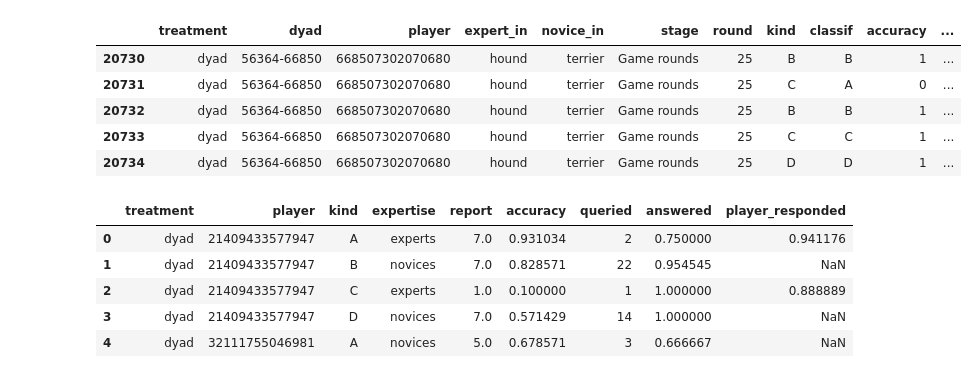
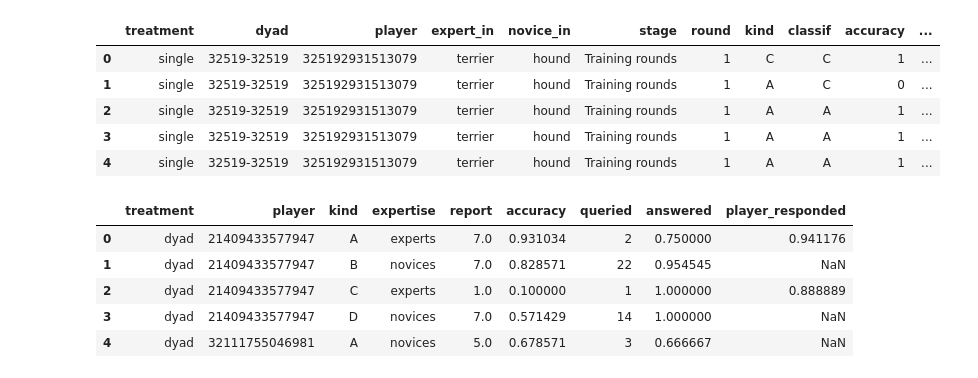
Before and after one commit to EAndrade-Lotero/SPUoDLL, a Jupyter notebook: Results.ipynb, the cells around one changed output. Drawn from its saved outputs; the diff is of its cells as text; code cells hidden in the pictures.

Commit message:
Notebook with the data analysis

```diff
--- a/Results.ipynb
+++ b/Results.ipynb
@@ -42,14 +50,14 @@ from statsmodels.formula.api import ols
 from scipy import stats
 # %%
 data = pd.read_csv('performance.csv')
-data.tail()
+data.head()
 # %% [output]
 |  | treatment | dyad | player | expert_in | novice_in | stage | round | kind | classif | accuracy | ... |
-| 20730 | dyad | 56364-66850 | 668507302070680 | hound | terrier | Game rounds | 25 | B | B | 1 | ... |
-| 20731 | dyad | 56364-66850 | 668507302070680 | hound | terrier | Game rounds | 25 | C | A | 0 | ... |
-| 20732 | dyad | 56364-66850 | 668507302070680 | hound | terrier | Game rounds | 25 | B | B | 1 | ... |
-| 20733 | dyad | 56364-66850 | 668507302070680 | hound | terrier | Game rounds | 25 | C | C | 1 | ... |
-| 20734 | dyad | 56364-66850 | 668507302070680 | hound | terrier | Game rounds | 25 | D | D | 1 | ... |
+| 0 | single | 32519-32519 | 325192931513079 | terrier | hound | Training rounds | 1 | C | C | 1 | ... |
+| 1 | single | 32519-32519 | 325192931513079 | terrier | hound | Training rounds | 1 | A | C | 0 | ... |
+| 2 | single | 32519-32519 | 325192931513079 | terrier | hound | Training rounds | 1 | A | A | 1 | ... |
+| 3 | single | 32519-32519 | 325192931513079 | terrier | hound | Training rounds | 1 | A | A | 1 | ... |
+| 4 | single | 32519-32519 | 325192931513079 | terrier | hound | Training rounds | 1 | A | A | 1 | ... |
 # %%
 reporte_comprension = pd.read_csv('rep-comprension.csv')
 reporte_comprension.head()
```
Also changed, not shown: parts of 32 cells of this notebook.
